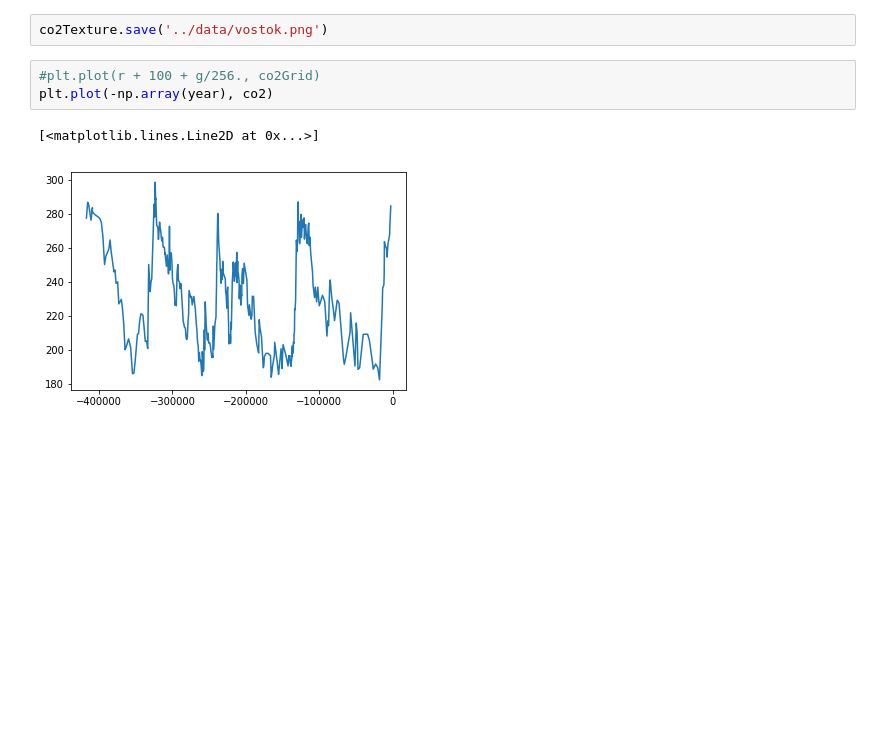
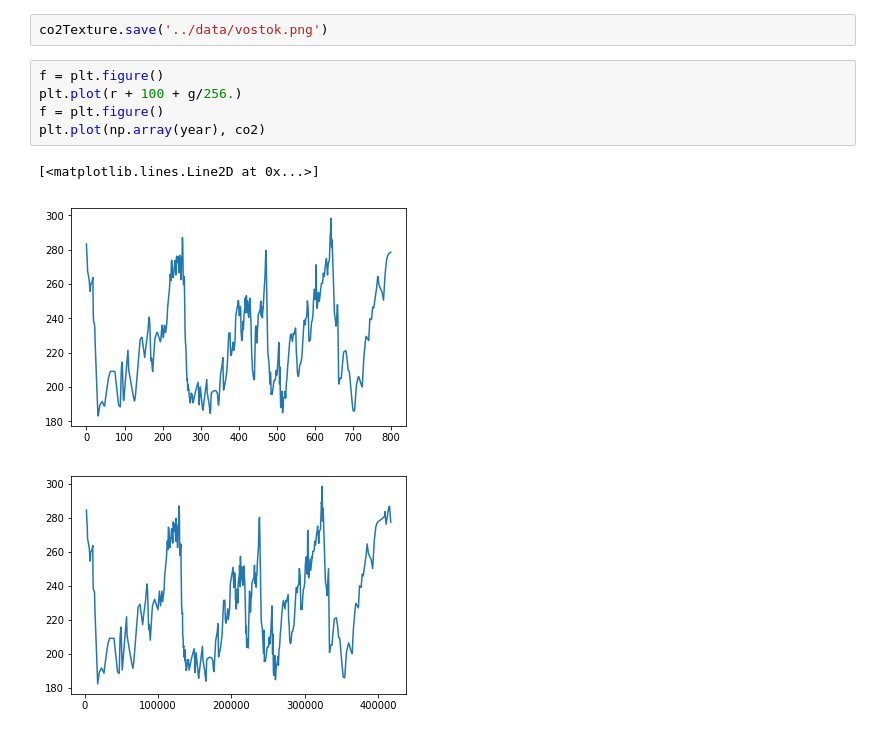
Before and after one commit to ageller/UniviewVostok, a Jupyter notebook: VostokIceAges/rawdata/processData.ipynb, the cells around one changed output. Cells and saved outputs as stored; diff of their text form; blank space fills up the shorter version.

```diff
--- a/VostokIceAges/rawdata/processData.ipynb
+++ b/VostokIceAges/rawdata/processData.ipynb
@@ -66,8 +66,11 @@ co2Texture
 # %%
 co2Texture.save('../data/vostok.png')
 # %%
-#plt.plot(r + 100 + g/256., co2Grid)
-plt.plot(-np.array(year), co2)
+f = plt.figure()
+plt.plot(r + 100 + g/256.)
+f = plt.figure()
+plt.plot(np.array(year), co2)
 # %% [output]
 [<matplotlib.lines.Line2D at 0x...>]
-[figure, old version]
+[figure, new version]
+[figure, added]
```
Also changed, not shown: 13 other files.
